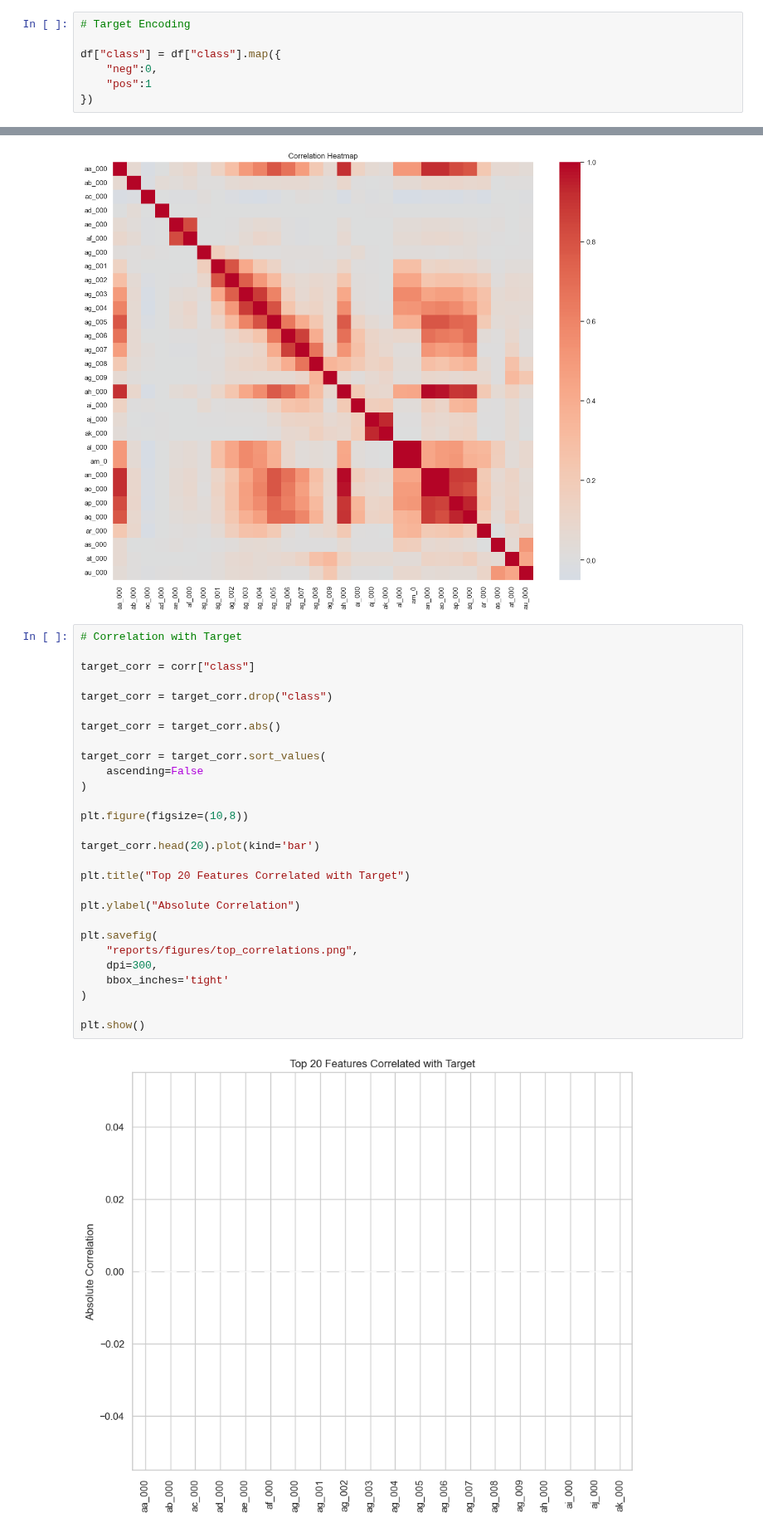
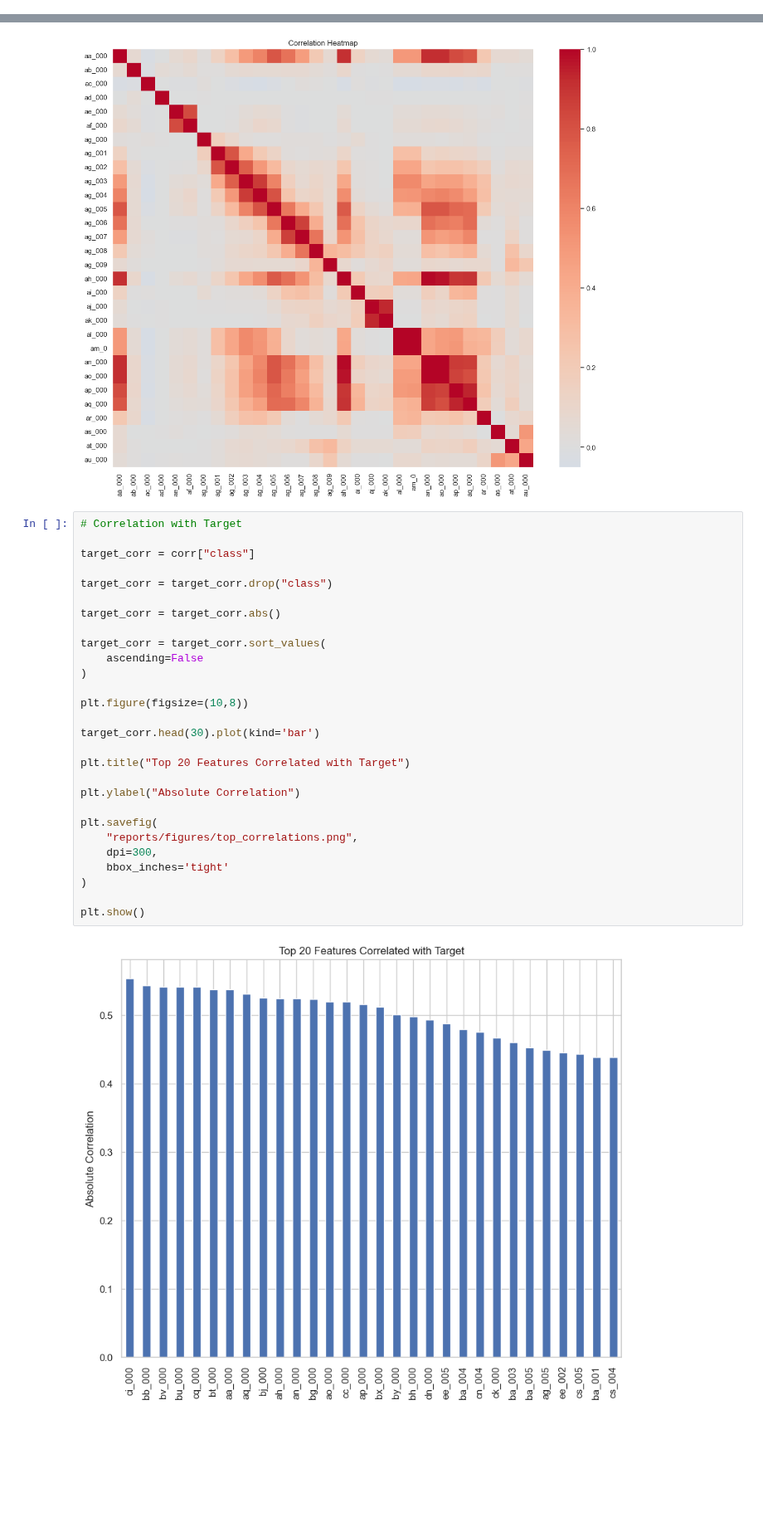
Before and after one commit to lfernando123/APS_Failure_at_Scania_Trucks, a Jupyter notebook: notebooks/eda.ipynb, the cells around one changed output, grey strips where cells are left out. Shown at 83% size. Drawn from its saved outputs; the diff is of its cells as text; blank space fills up the shorter version.

```diff
--- a/notebooks/eda.ipynb
+++ b/notebooks/eda.ipynb
@@ -81,13 +81,6 @@ X = df.drop("class", axis=1)
 X = X.apply(pd.to_numeric)
 
 df = pd.concat([X, target], axis=1)
-# %%
-# Target Encoding
-
-df["class"] = df["class"].map({
-    "neg":0,
-    "pos":1
-})
 # %%
 # Dataset Shape
 
@@ -268,33 +267,33 @@ plt.show()
 # %%
 # Correlation with Target
 
 target_corr = corr["class"]
 
 target_corr = target_corr.drop("class")
 
 target_corr = target_corr.abs()
 
 target_corr = target_corr.sort_values(
     ascending=False
 )
 
 plt.figure(figsize=(10,8))
 
-target_corr.head(20).plot(kind='bar')
+target_corr.head(30).plot(kind='bar')
 
 plt.title("Top 20 Features Correlated with Target")
 
 plt.ylabel("Absolute Correlation")
 
 plt.savefig(
     "reports/figures/top_correlations.png",
     dpi=300,
     bbox_inches='tight'
 )
 
 plt.show()
 # %% [output]
-[figure, old version]
+[figure, new version]
 # %%
 pair_df = df[
     [
```
Also changed, not shown: parts of 24 cells of this notebook, 10 other files.
